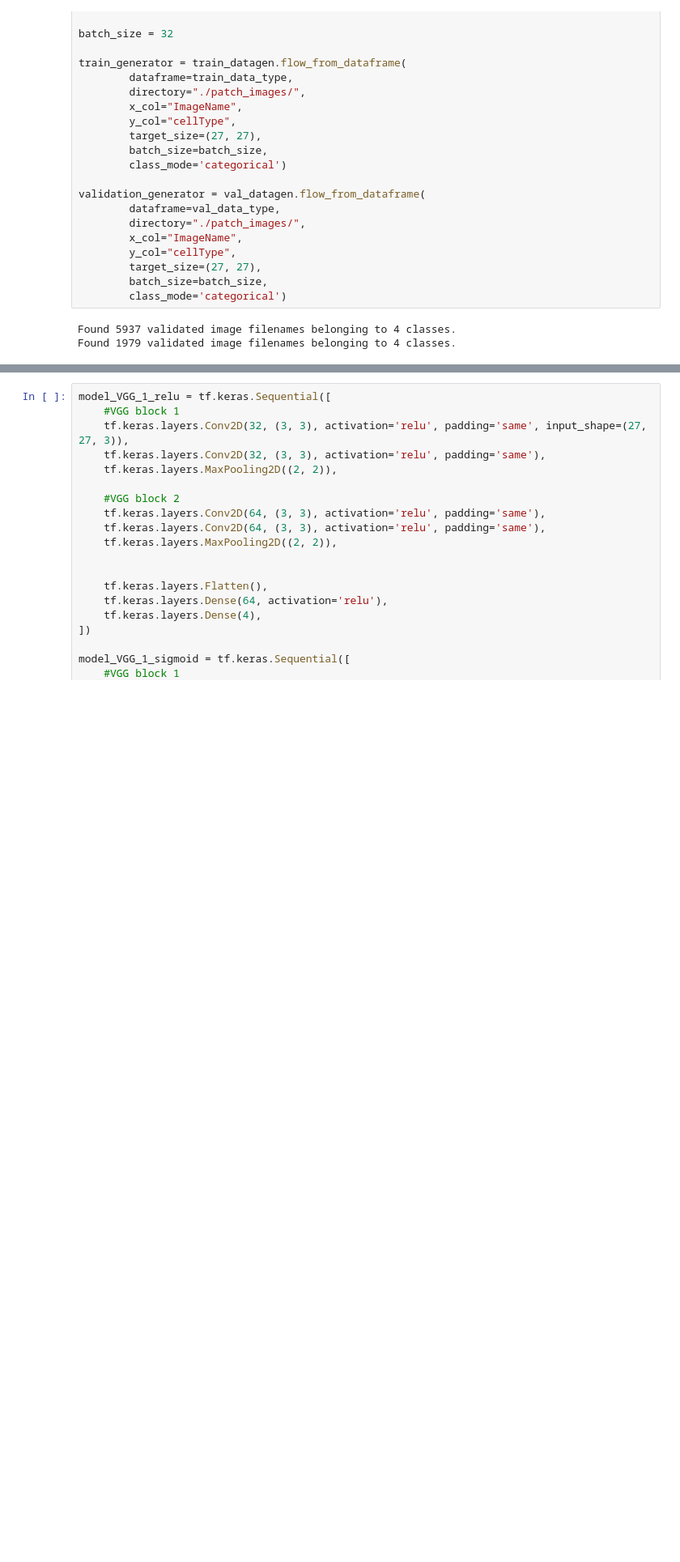
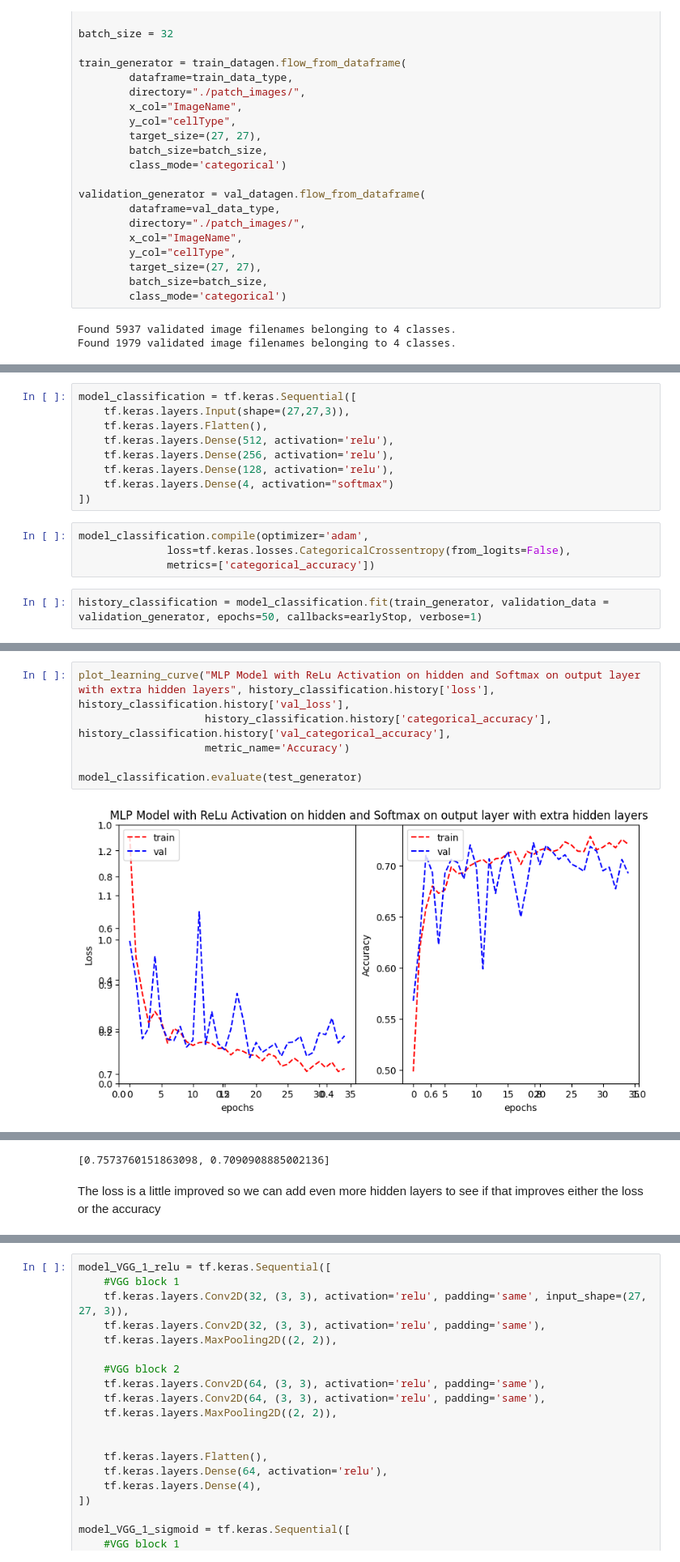
Before and after one commit to HarrisonOrosz/MLAssignment2, a Jupyter notebook: Assignment 2 Workbook.ipynb, the cells around one changed output, grey strips where cells are left out. Shown at 81% size. Drawn from its saved outputs; the diff is of its cells as text; blank space fills up the shorter version.

```diff
--- a/Assignment 2 Workbook.ipynb
+++ b/Assignment 2 Workbook.ipynb
@@ -956,0 +1022,15 @@ Found 1979 validated image filenames belonging to 4 classes.
+# %%
+model_classification = tf.keras.Sequential([
+    tf.keras.layers.Input(shape=(27,27,3)),
+    tf.keras.layers.Flatten(),
+    tf.keras.layers.Dense(512, activation='relu'),
+    tf.keras.layers.Dense(256, activation='relu'),
+    tf.keras.layers.Dense(128, activation='relu'),
+    tf.keras.layers.Dense(4, activation="softmax")
+])
+# %%
+model_classification.compile(optimizer='adam',
+              loss=tf.keras.losses.CategoricalCrossentropy(from_logits=False),
+              metrics=['categorical_accuracy'])
+# %%
+history_classification = model_classification.fit(train_generator, validation_data = validation_generator, epochs=50, callbacks=earlyStop, verbose=1)
@@ -956,0 +1055,8 @@ Found 1979 validated image filenames belonging to 4 classes.
+# %%
+plot_learning_curve("MLP Model with ReLu Activation on hidden and Softmax on output layer with extra hidden layers", history_classification.history['loss'], history_classification.history['val_loss'],
+                    history_classification.history['categorical_accuracy'], history_classification.history['val_categorical_accuracy'],
+                    metric_name='Accuracy')
+
+model_classification.evaluate(test_generator)
+# %% [output]
+[figure, added]
@@ -956,0 +1064,3 @@ Found 1979 validated image filenames belonging to 4 classes.
+[0.7573760151863098, 0.7090908885002136]
+# %% [markdown]
+The loss is a little improved so we can add even more hidden layers to see if that improves either the loss or the accuracy
```
Also changed, not shown: parts of 20 cells of this notebook.
